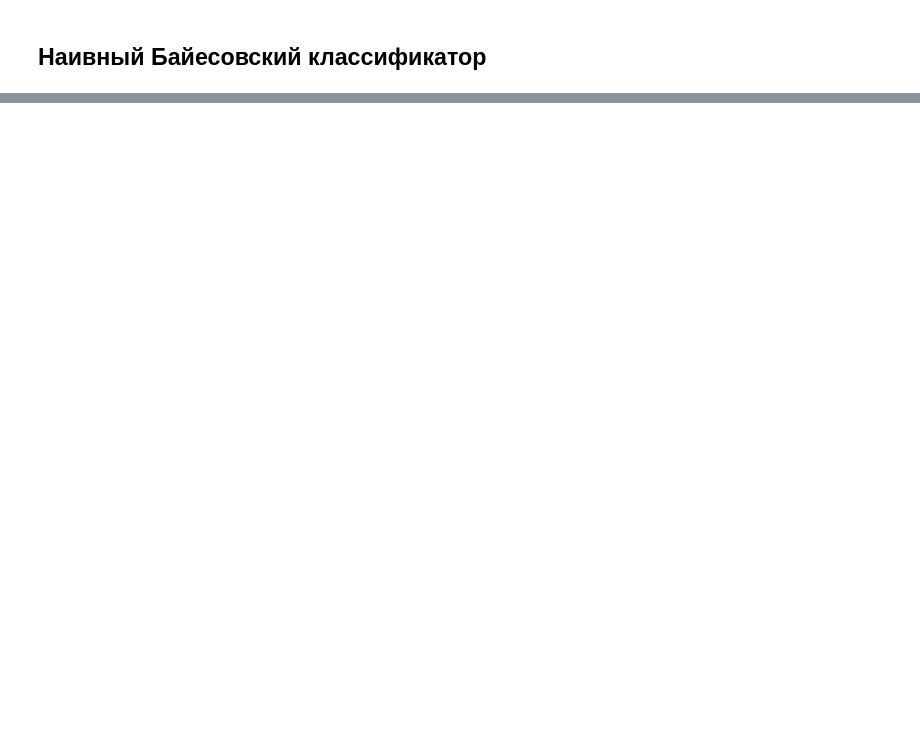
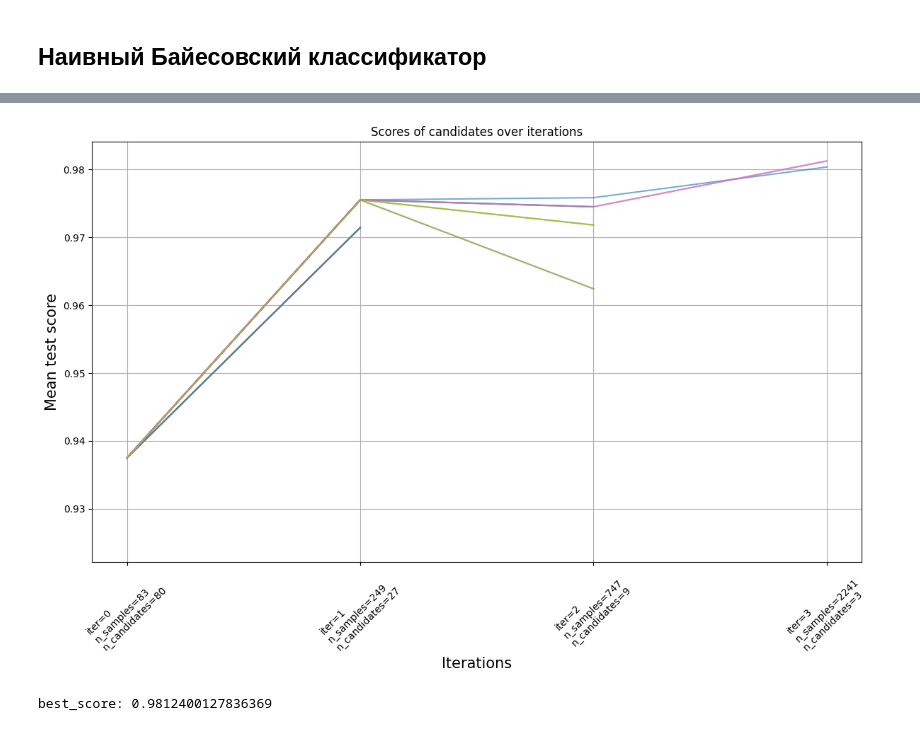
Before and after one commit to sad-bkt/nlp_course, a Jupyter notebook: Lab_2/lab_2.ipynb, the cells around one changed output, grey strips where cells are left out. Cells and saved outputs as stored; diff of their text form; code cells hidden in the pictures; blank space fills up the shorter version.

```diff
--- a/Lab_2/lab_2.ipynb
+++ b/Lab_2/lab_2.ipynb
@@ -398,0 +421,6 @@ weighted avg       0.95      0.95      0.95       750
+# %%
+plot(grid_search)
+print("best_score:", grid_search.best_score_)
+# %% [output]
+[figure, added]
+best_score: 0.9812400127836369
```
Also changed, not shown: parts of 31 cells of this notebook.
